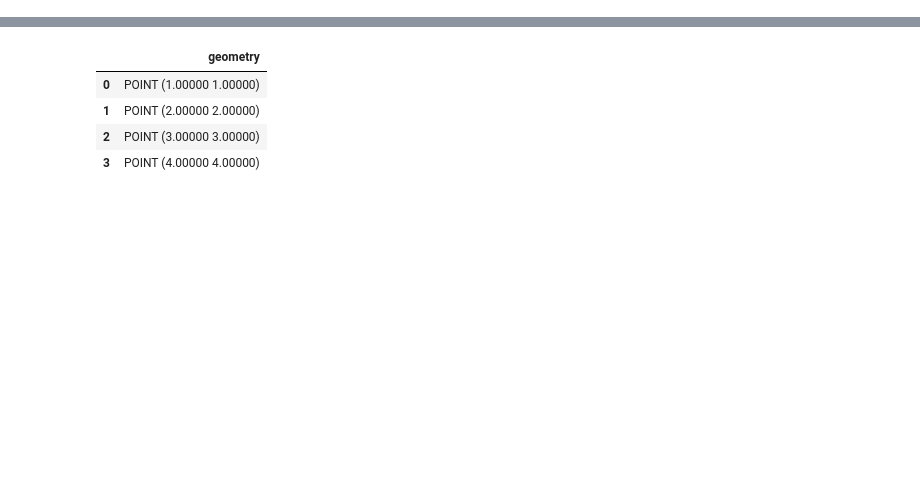
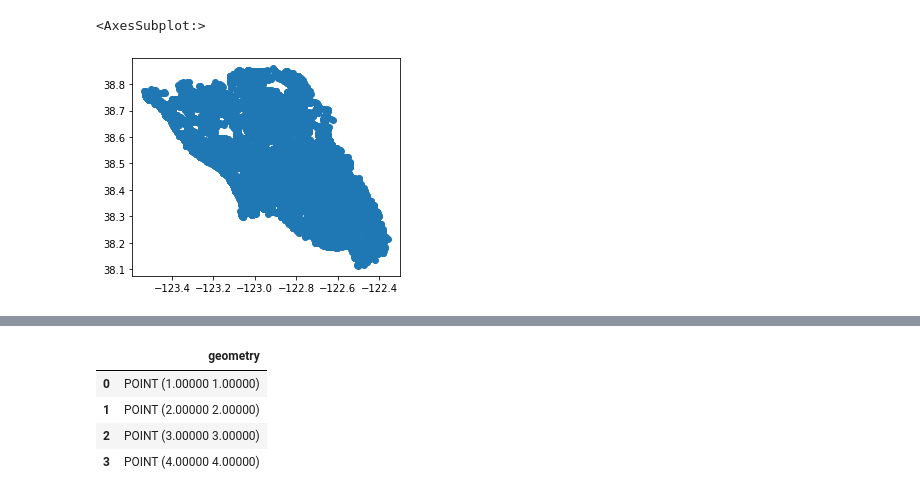
Before and after one commit to KalmanXiong/fmm-gps, a Jupyter notebook: show_routes.ipynb, the cells around one changed output, grey strips where cells are left out. Cells and saved outputs as stored; diff of their text form; code cells hidden in the pictures; blank space fills up the shorter version.

```diff
--- a/show_routes.ipynb
+++ b/show_routes.ipynb
@@ -13,3 +13,8 @@ def write_file(filename, info):
 target_2631 = pd.read_parquet('data/GPS.nosync/filter/Sonoma_2631_new', engine='pyarrow')
 # %%
 streets = gpd.read_file('data/GPS.nosync/Streets/Streets.shp')
+# %%
+streets.boundary.plot()
+# %% [output]
+<AxesSubplot:>
+[figure, added]
```
Also changed, not shown: parts of 10 cells of this notebook, 7 other files.
